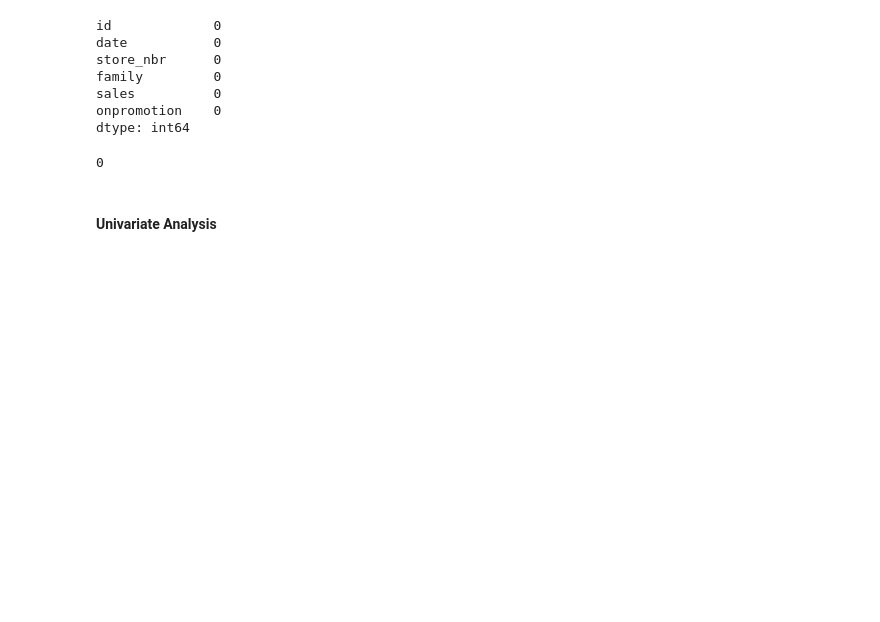
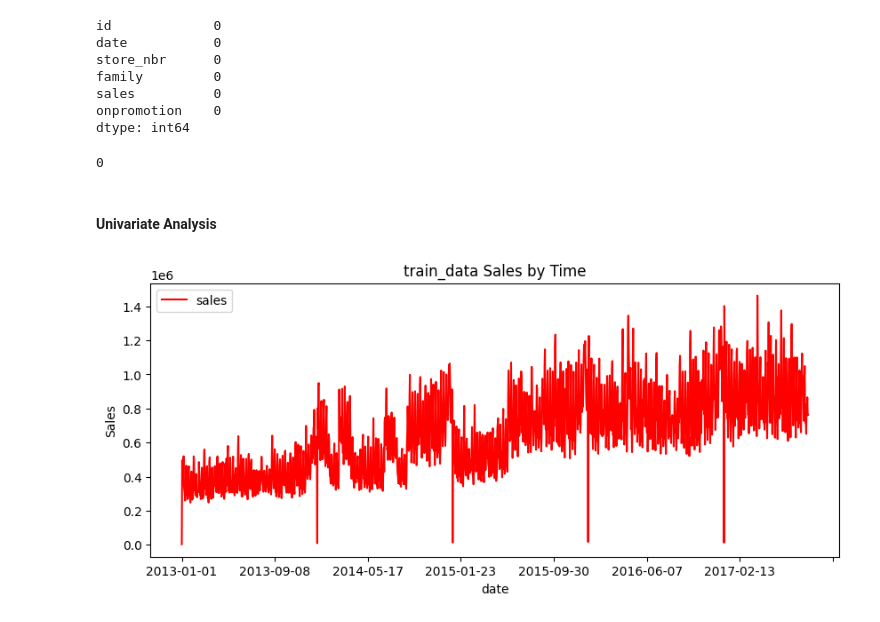
Before and after one commit to BrianBassey37/Data_Science_Projects, a Jupyter notebook: notebooks/RegressionNotebook.ipynb, the cells around one changed output. Saved outputs shown, nothing was run; the diff lists cells and outputs as text; code cells hidden in the pictures; blank space fills up the shorter version.

```diff
--- a/notebooks/RegressionNotebook.ipynb
+++ b/notebooks/RegressionNotebook.ipynb
@@ -370,6 +370,12 @@ train_data.duplicated().sum()
 # %% [markdown]
 #### Univariate Analysis
 # %%
-sales_by_time = train_data.groupby('date').sales.sum()
-sales_by_time = sales_by_time.set_index('date')
-sales_by_time.plot(figsize = (10,4))
+train_sales_by_time = train_data.groupby('date').sales.sum().reset_index()
+train_sales_by_time = train_sales_by_time.set_index('date')
+
+train_sales_by_time.plot(figsize = (10,4), color= ('red'))
+plt.title('train_data Sales by Time')
+plt.ylabel('Sales')
+plt.show()
+# %% [output]
+[figure, added]
```
Also changed, not shown: parts of 17 cells of this notebook.
